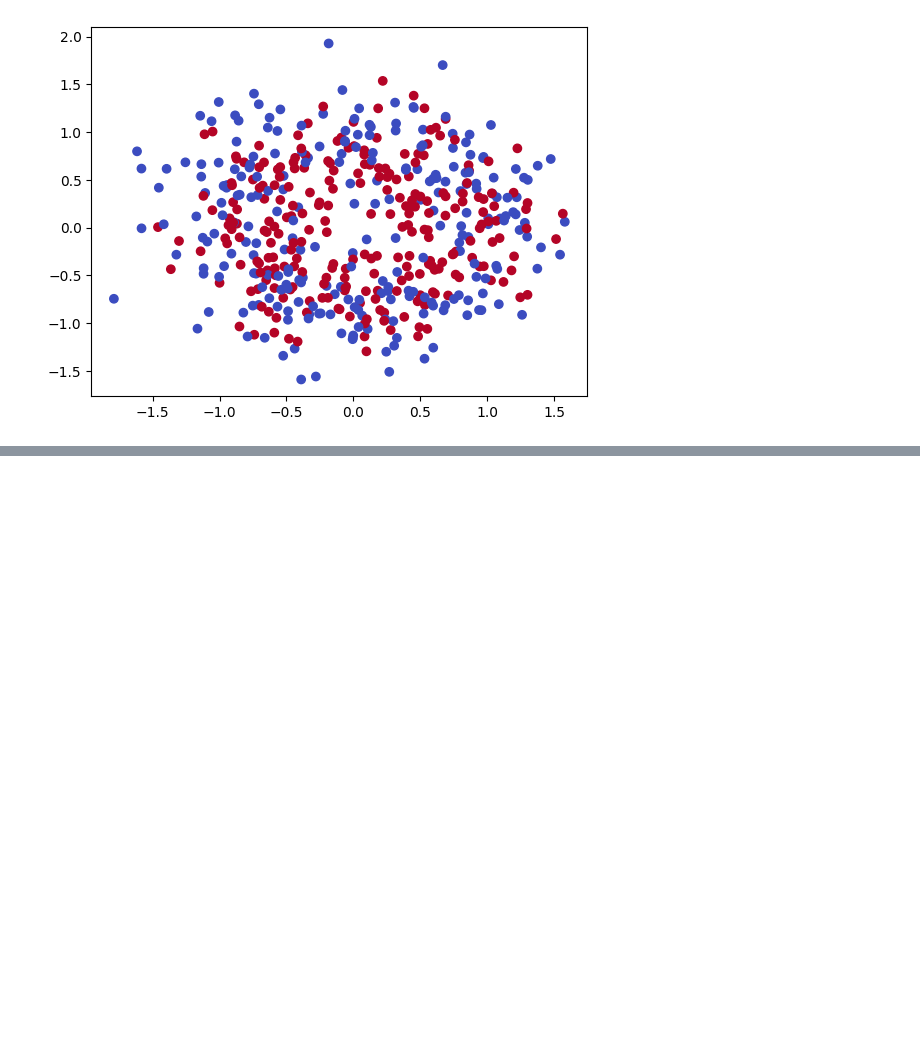
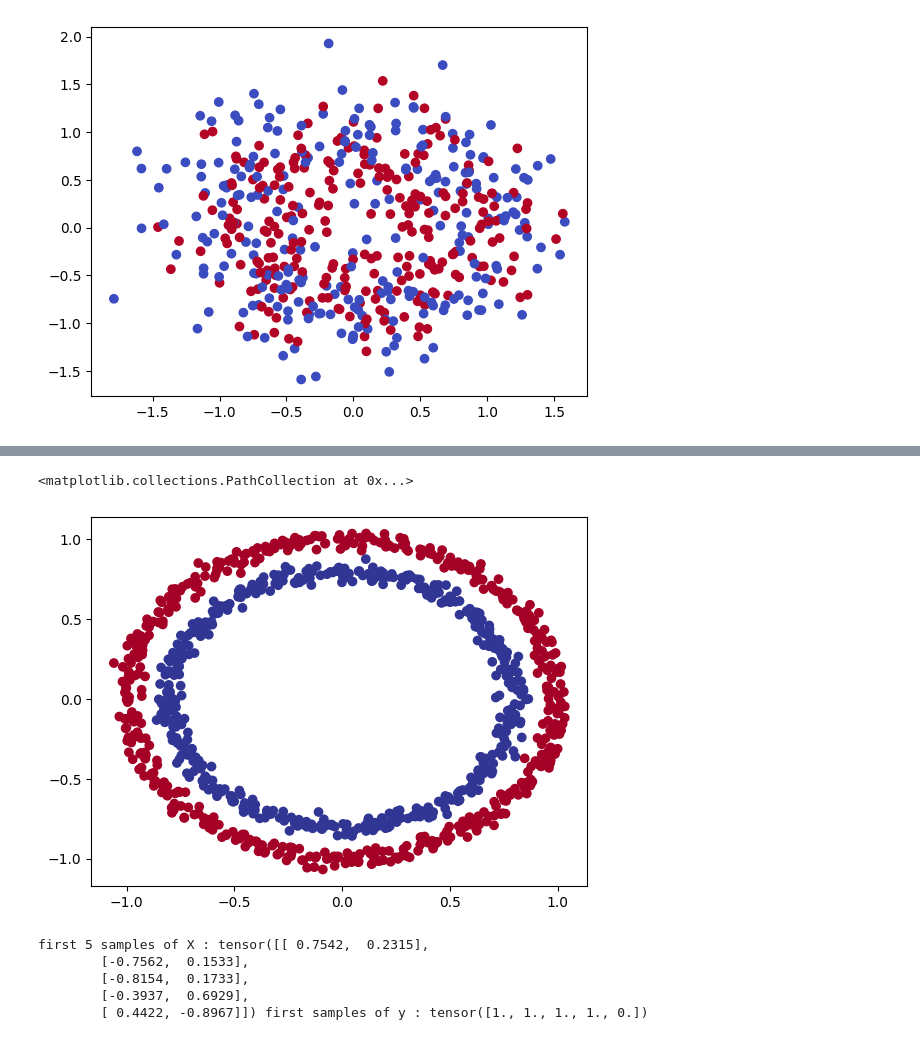
Before and after one commit to abdrhmner/deep-learning-by-pytorch, a Jupyter notebook: 1.ipynb, the cells around one changed output, grey strips where cells are left out. Drawn from its saved outputs; the diff is of its cells as text; code cells hidden in the pictures; blank space fills up the shorter version.

```diff
--- a/1.ipynb
+++ b/1.ipynb
@@ -275,3 +275,9 @@ plt.scatter(X[:, 0], X[:, 1], c=y, cmap="coolwarm")
 plt.show()
 # %% [output]
 [figure]
+# %%
+import sklearn
+from sklearn.datasets import make_circles
+
+n_samples = 1000
+X, y =make_circles(n_samples,noise=0.03,random_state=42)
@@ -277,0 +309,17 @@ plt.show()
+# %%
+import matplotlib.pyplot as plt
+plt.scatter(x=X[:,0],y=X[:,1],c=y,cmap=plt.cm.RdYlBu)
+# %% [output]
+<matplotlib.collections.PathCollection at 0x...>
+[figure, added]
+# %%
+X=torch.from_numpy(X).type(torch.float)
+y=torch.from_numpy(y).type(torch.float)
+len(X),len(y)
+print(f"first 5 samples of X : {X[:5]  } first samples of y : {y[:5]}")
+# %% [output]
+first 5 samples of X : tensor([[ 0.7542,  0.2315],
+        [-0.7562,  0.1533],
+        [-0.8154,  0.1733],
+        [-0.3937,  0.6929],
+        [ 0.4422, -0.8967]]) first samples of y : tensor([1., 1., 1., 1., 0.])
```
Also changed, not shown: parts of 6 cells of this notebook.
